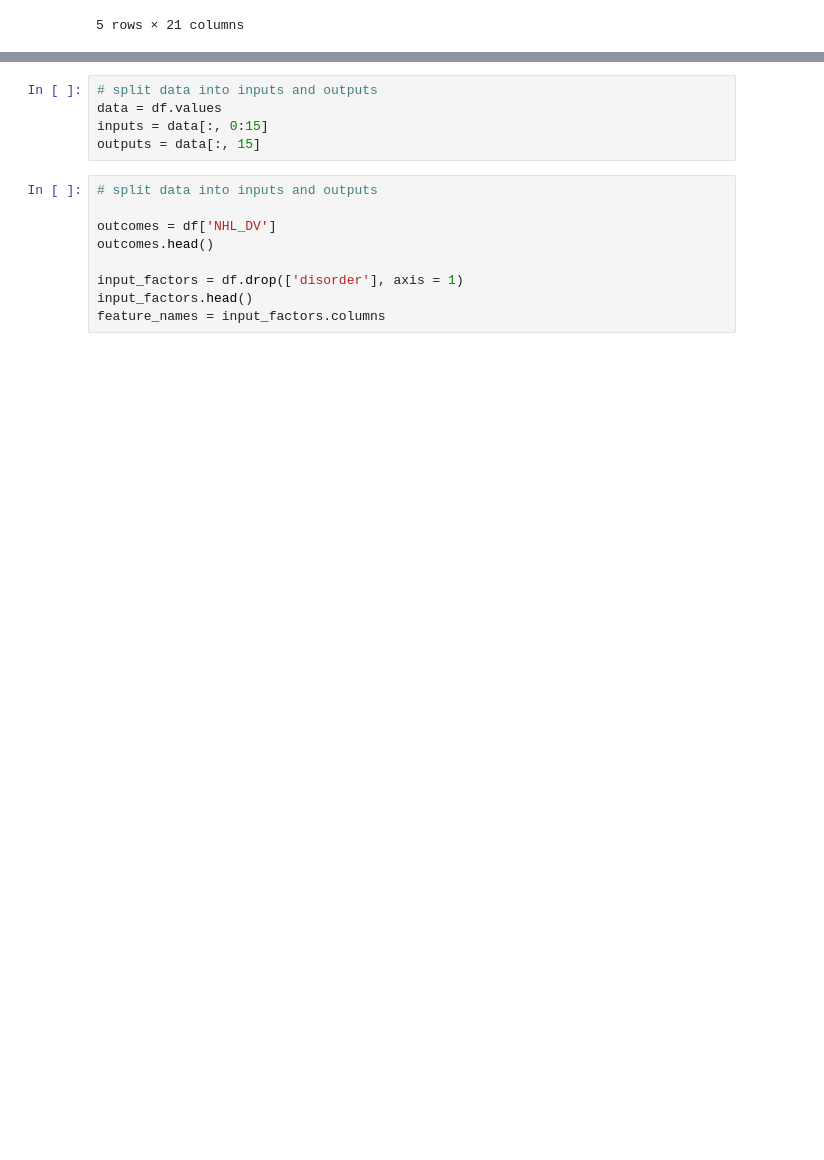
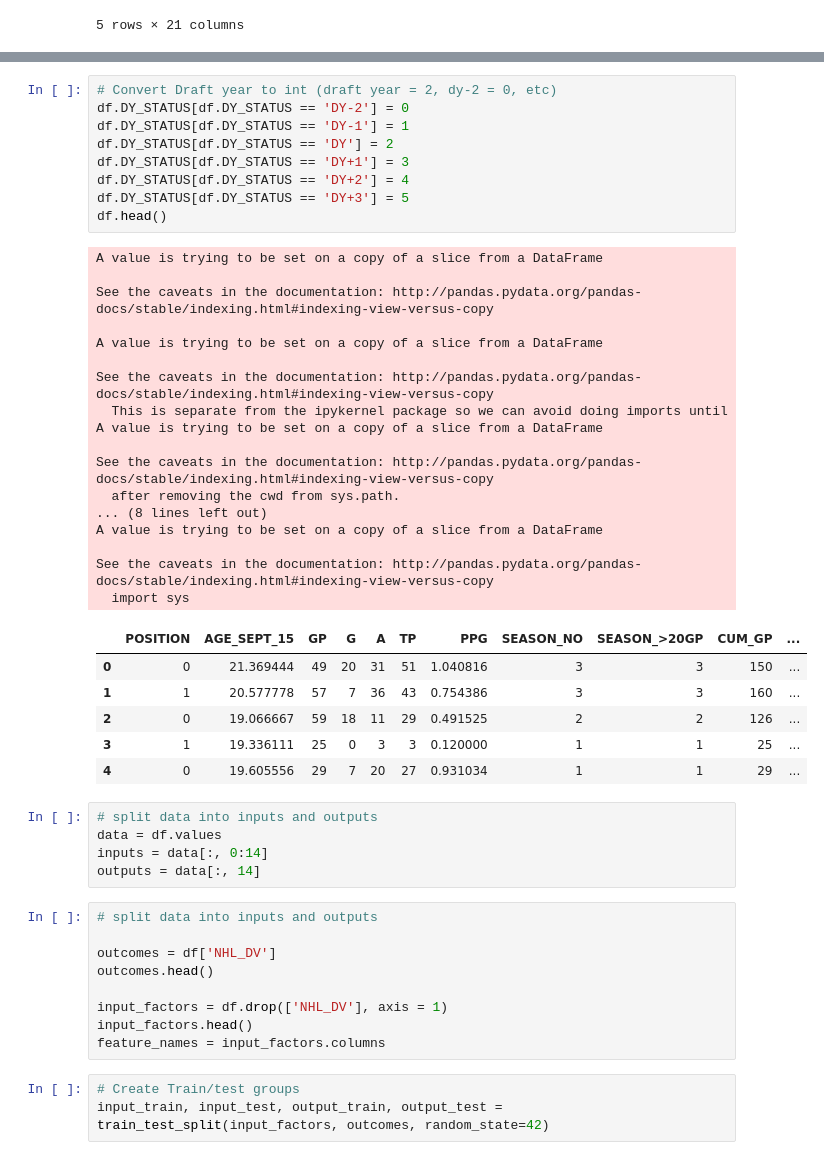
Before and after one commit to kstradinger/Junior-Hockey-Analysis, a Jupyter notebook: Decision_tree_drafted.ipynb, the cells around one changed output, grey strips where cells are left out. Saved outputs shown, nothing was run; the diff lists cells and outputs as text; blank space fills up the shorter version.

```diff
--- a/Decision_tree_drafted.ipynb
+++ b/Decision_tree_drafted.ipynb
@@ -30,14 +75,50 @@ df.head()
+# %%
+# Convert Draft year to int (draft year = 2, dy-2 = 0, etc)
+df.DY_STATUS[df.DY_STATUS == 'DY-2'] = 0
+df.DY_STATUS[df.DY_STATUS == 'DY-1'] = 1
+df.DY_STATUS[df.DY_STATUS == 'DY'] = 2
+df.DY_STATUS[df.DY_STATUS == 'DY+1'] = 3
+df.DY_STATUS[df.DY_STATUS == 'DY+2'] = 4
+df.DY_STATUS[df.DY_STATUS == 'DY+3'] = 5
+df.head()
+# %% [output]
+A value is trying to be set on a copy of a slice from a DataFrame
+
+See the caveats in the documentation: http://pandas.pydata.org/pandas-docs/stable/indexing.html#indexing-view-versus-copy
+
+A value is trying to be set on a copy of a slice from a DataFrame
+
+See the caveats in the documentation: http://pandas.pydata.org/pandas-docs/stable/indexing.html#indexing-view-versus-copy
+  This is separate from the ipykernel package so we can avoid doing imports until
+A value is trying to be set on a copy of a slice from a DataFrame
+
+See the caveats in the documentation: http://pandas.pydata.org/pandas-docs/stable/indexing.html#indexing-view-versus-copy
+  after removing the cwd from sys.path.
+... (8 lines left out)
+A value is trying to be set on a copy of a slice from a DataFrame
+
+See the caveats in the documentation: http://pandas.pydata.org/pandas-docs/stable/indexing.html#indexing-view-versus-copy
+  import sys
+|  | POSITION | AGE_SEPT_15 | GP | G | A | TP | PPG | SEASON_NO | SEASON_>20GP | CUM_GP | ... |
+| 0 | 0 | 21.369444 | 49 | 20 | 31 | 51 | 1.040816 | 3 | 3 | 150 | ... |
+| 1 | 1 | 20.577778 | 57 | 7 | 36 | 43 | 0.754386 | 3 | 3 | 160 | ... |
+| 2 | 0 | 19.066667 | 59 | 18 | 11 | 29 | 0.491525 | 2 | 2 | 126 | ... |
+| 3 | 1 | 19.336111 | 25 | 0 | 3 | 3 | 0.120000 | 1 | 1 | 25 | ... |
+| 4 | 0 | 19.605556 | 29 | 7 | 20 | 27 | 0.931034 | 1 | 1 | 29 | ... |
 # %%
 # split data into inputs and outputs
 data = df.values
-inputs = data[:, 0:15]
-outputs = data[:, 15]
+inputs = data[:, 0:14]
+outputs = data[:, 14]
 # %%
 # split data into inputs and outputs
 
 outcomes = df['NHL_DV']
 outcomes.head()
 
-input_factors = df.drop(['disorder'], axis = 1)
+input_factors = df.drop(['NHL_DV'], axis = 1)
 input_factors.head()
 feature_names = input_factors.columns
+# %%
+# Create Train/test groups
+input_train, input_test, output_train, output_test = train_test_split(input_factors, outcomes, random_state=42)
```
Also changed, not shown: parts of 4 cells of this notebook.
